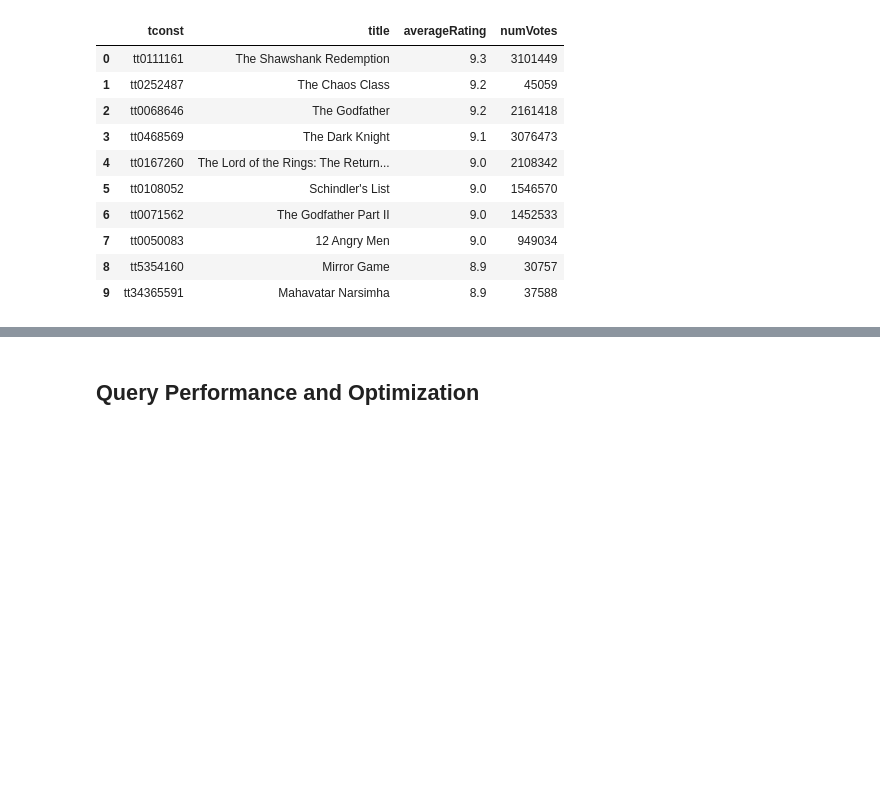
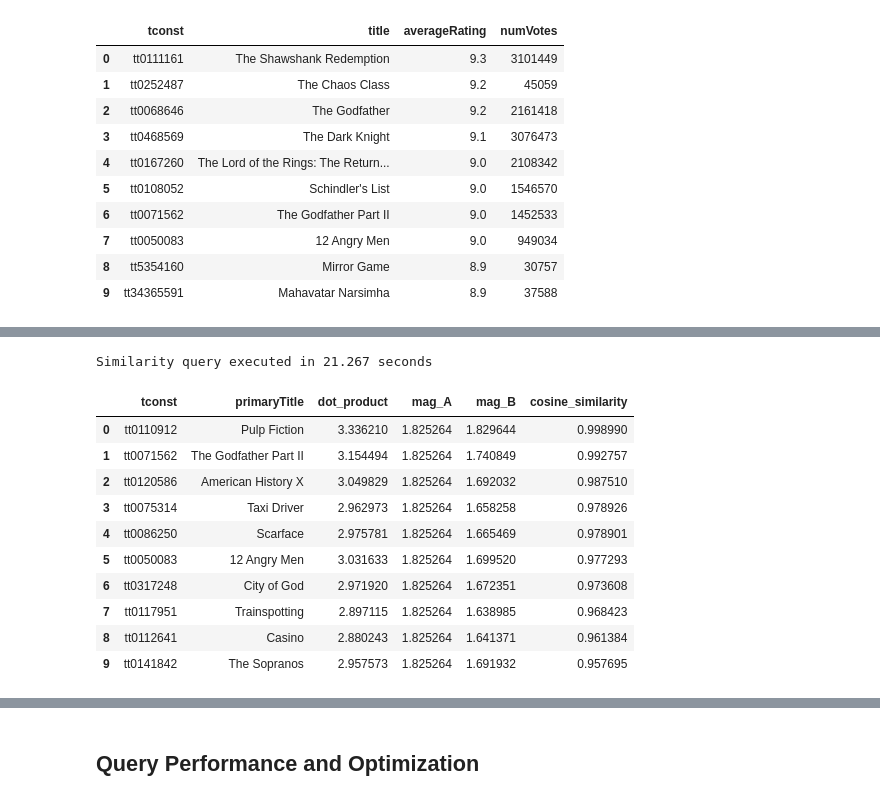
Before and after one commit to JeyyM/stadvdb-imdb, a Jupyter notebook: stadvdb-mco1-movie.ipynb, the cells around one changed output, grey strips where cells are left out. Drawn from its saved outputs; the diff is of its cells as text; code cells hidden in the pictures; blank space fills up the shorter version.

```diff
--- a/stadvdb-mco1-movie.ipynb
+++ b/stadvdb-mco1-movie.ipynb
@@ -280,0 +437,16 @@ Query executed in 0.809 seconds
+# %%
+# Find movies similar to 'The Godfather' (1972)
+find_similar_movies('tt0068646', limit=10)
+# %% [output]
+Similarity query executed in 21.267 seconds
+|  | tconst | primaryTitle | dot_product | mag_A | mag_B | cosine_similarity |
+| 0 | tt0110912 | Pulp Fiction | 3.336210 | 1.825264 | 1.829644 | 0.998990 |
+| 1 | tt0071562 | The Godfather Part II | 3.154494 | 1.825264 | 1.740849 | 0.992757 |
+| 2 | tt0120586 | American History X | 3.049829 | 1.825264 | 1.692032 | 0.987510 |
+| 3 | tt0075314 | Taxi Driver | 2.962973 | 1.825264 | 1.658258 | 0.978926 |
+| 4 | tt0086250 | Scarface | 2.975781 | 1.825264 | 1.665469 | 0.978901 |
+| 5 | tt0050083 | 12 Angry Men | 3.031633 | 1.825264 | 1.699520 | 0.977293 |
+| 6 | tt0317248 | City of God | 2.971920 | 1.825264 | 1.672351 | 0.973608 |
+| 7 | tt0117951 | Trainspotting | 2.897115 | 1.825264 | 1.638985 | 0.968423 |
+| 8 | tt0112641 | Casino | 2.880243 | 1.825264 | 1.641371 | 0.961384 |
+| 9 | tt0141842 | The Sopranos | 2.957573 | 1.825264 | 1.691932 | 0.957695 |
```
Also changed, not shown: parts of 12 cells of this notebook.
